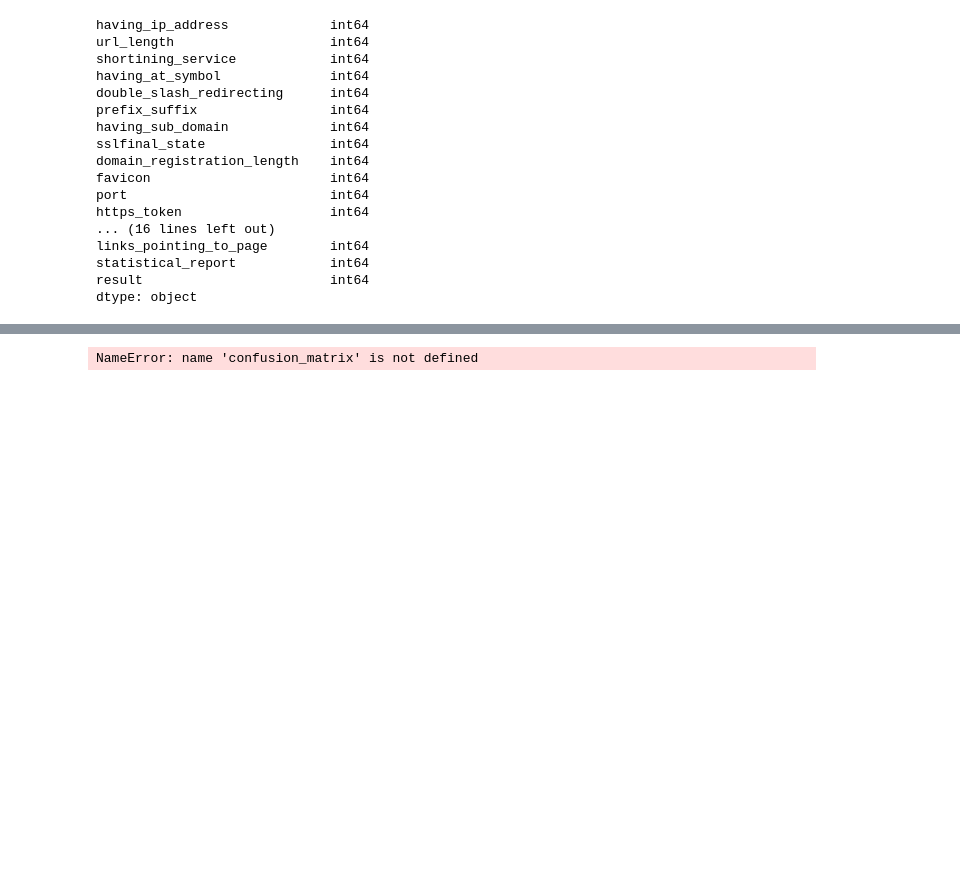
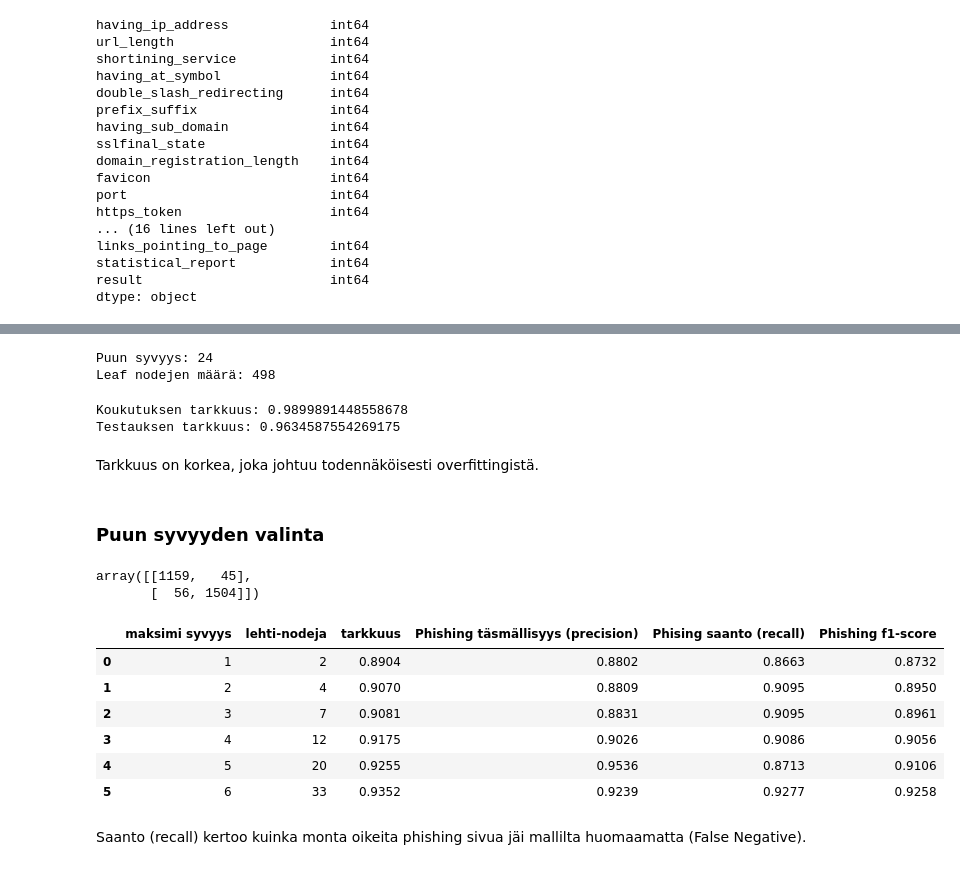
Before and after one commit to MustBeViable/DatanKasittely, a Jupyter notebook: elias_rinne_paatospuut.ipynb, the cells around one changed output, grey strips where cells are left out. Drawn from its saved outputs; the diff is of its cells as text; code cells hidden in the pictures; blank space fills up the shorter version.

```diff
--- a/elias_rinne_paatospuut.ipynb
+++ b/elias_rinne_paatospuut.ipynb
@@ -66,0 +143,5 @@ dtype: object
+# %%
+y = y.iloc[:, 0]
+
+print("Target muuttujat:")
+display(y.head())
@@ -81,5 +222,73 @@ plt.show()
+# %%
+print("Puun syvyys:", baseline_tree.get_depth())
+print("Leaf nodejen määrä:", baseline_tree.get_n_leaves())
+# %% [output]
+Puun syvyys: 24
+Leaf nodejen määrä: 498
+# %%
+y_train_pred = baseline_tree.predict(x_train)
+y_test_pred = baseline_tree.predict(x_test)
+
+print(
+    "Koukutuksen tarkkuus:",
+    accuracy_score(y_train, y_train_pred)
+)
+
+print(
+    "Testauksen tarkkuus:",
+    accuracy_score(y_test, y_test_pred)
+)
+# %% [output]
+Koukutuksen tarkkuus: 0.9899891448558678
+Testauksen tarkkuus: 0.9634587554269175
+# %% [markdown]
+Tarkkuus on korkea, joka johtuu todennäköisesti overfittingistä.
+# %% [markdown]
+### Puun syvyyden valinta
 # %%
-predicts = model.predict(x_test)
+from sklearn.metrics import confusion_matrix
+
+baseline_model = DecisionTreeClassifier(random_state=20)
+
+baseline_model.fit(x_train, y_train)
+
+predicts = baseline_model.predict(x_test)
 confusion_matrix(y_test, predicts)
 # %% [output]
-NameError: name 'confusion_matrix' is not defined
+array([[1159,   45],
+       [  56, 1504]])
+# %%
+depth_results = []
+
+for depth in range(1,7):
+    model = DecisionTreeClassifier(max_depth=depth, random_state=20)
+
+    model.fit(x_train, y_train)
+
+    y_pred = model.predict(x_test)
+
+    depth_results.append({
+        "maksimi syvyys": depth,
+        "lehti-nodeja": model.get_n_leaves(),
+        "tarkkuus": accuracy_score(y_test, y_pred),
+
+        "Phishing täsmällisyys (precision)": precision_score(y_test, y_pred, pos_label = -1),
+
+        "Phising saanto (recall)": recall_score(y_test, y_pred, pos_label = -1),
+
+        "Phishing f1-score": f1_score(y_test, y_pred, pos_label = -1)
+    })
+
+depth_results_df = pd.DataFrame(depth_results)
+
+display(depth_results_df.round(4))
+# %% [output]
+|  | maksimi syvyys | lehti-nodeja | tarkkuus | Phishing täsmällisyys (precision) | Phising saanto (recall) | Phishing f1-score |
+| 0 | 1 | 2 | 0.8904 | 0.8802 | 0.8663 | 0.8732 |
+| 1 | 2 | 4 | 0.9070 | 0.8809 | 0.9095 | 0.8950 |
+| 2 | 3 | 7 | 0.9081 | 0.8831 | 0.9095 | 0.8961 |
+| 3 | 4 | 12 | 0.9175 | 0.9026 | 0.9086 | 0.9056 |
+| 4 | 5 | 20 | 0.9255 | 0.9536 | 0.8713 | 0.9106 |
+| 5 | 6 | 33 | 0.9352 | 0.9239 | 0.9277 | 0.9258 |
+# %% [markdown]
+Saanto (recall) kertoo kuinka monta oikeita phishing sivua jäi mallilta huomaamatta (False Negative).
```
Also changed, not shown: parts of 28 cells of this notebook.
